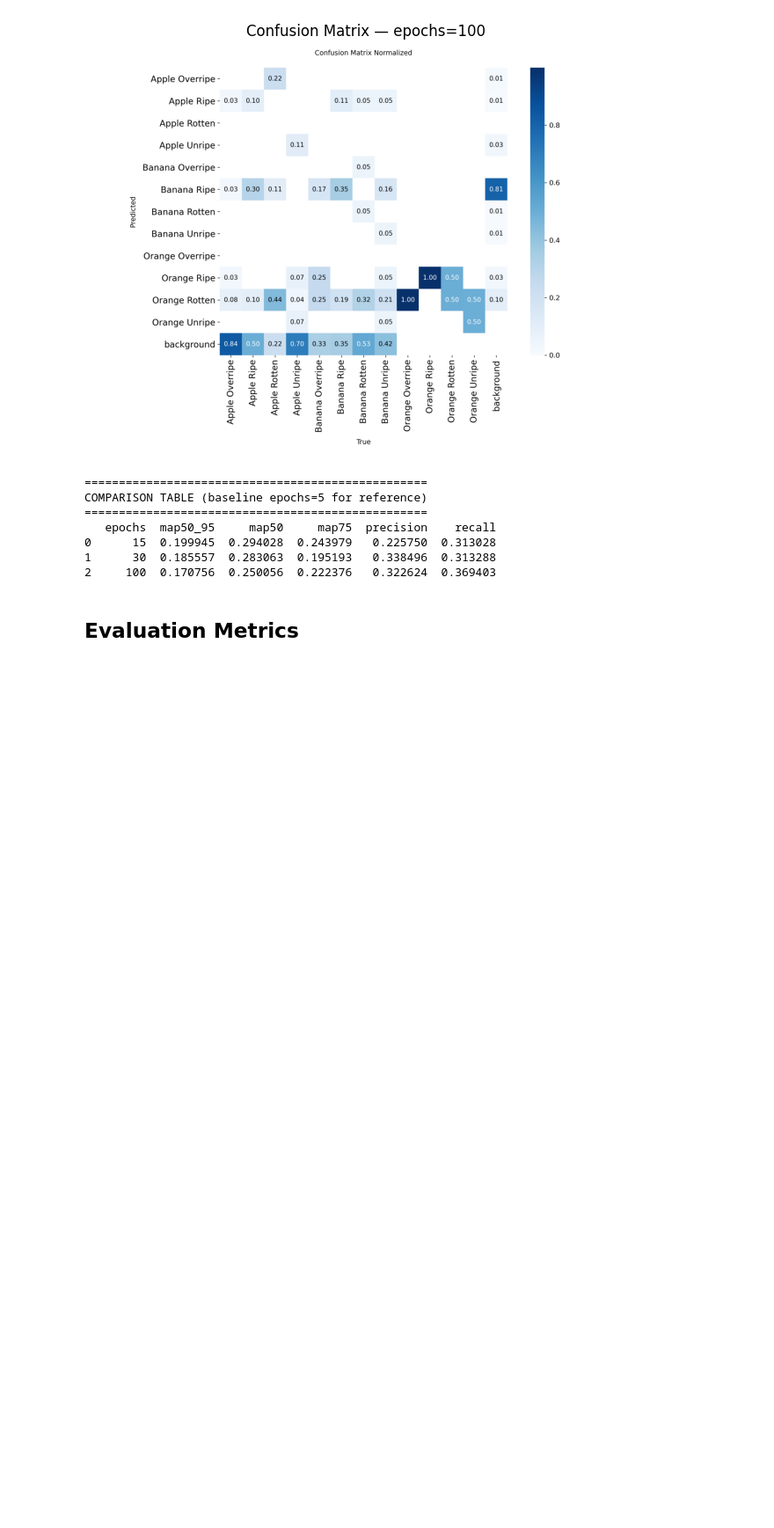
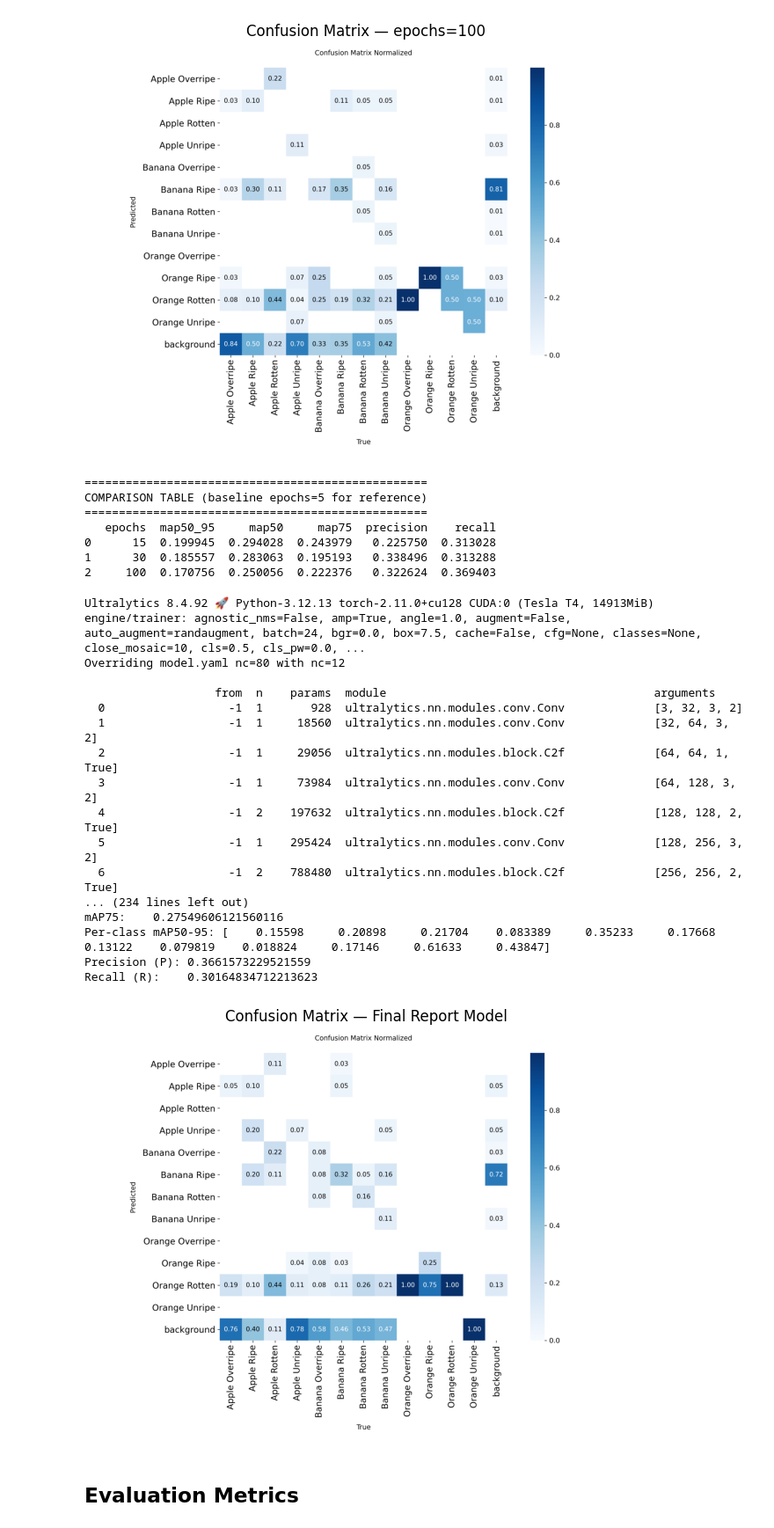
Before and after one commit to apais123/Computer-Vision-Project, a Jupyter notebook: ComputerVisionProject.ipynb, the cells around one changed output. Shown at 88% size. Cells and saved outputs as stored; diff of their text form; code cells hidden in the pictures; blank space fills up the shorter version.

Commit message:
Changed hyperparameters for new run of model

```diff
--- a/ComputerVisionProject.ipynb
+++ b/ComputerVisionProject.ipynb
@@ -1316,6 +1316,56 @@ COMPARISON TABLE (baseline epochs=5 for reference)
 0      15  0.199945  0.294028  0.243979   0.225750  0.313028
 1      30  0.185557  0.283063  0.195193   0.338496  0.313288
 2     100  0.170756  0.250056  0.222376   0.322624  0.369403
+# %%
+model.train(
+    data="config.yaml",
+    epochs=30,
+    patience=0,
+    batch=24,
+    lr0=0.01,
+    imgsz=960,
+    project="/content/drive/MyDrive/final-report-model",
+    name="train",
+    exist_ok=True
+)
+
+# Validate and pull metrics
+metrics = model.val(project="/content/drive/MyDrive/final-report-model-v2", name="train", exist_ok=True)
+
+print("--- Results for final report model ---")
+print("mAP50-95:", metrics.box.map)
+print("mAP50:   ", metrics.box.map50)
+print("mAP75:   ", metrics.box.map75)
+print("Per-class mAP50-95:", metrics.box.maps)
+print("Precision (P):", metrics.box.mp)
+print("Recall (R):   ", metrics.box.mr)
+
+# Show confusion matrix
+cm_path = "/content/drive/MyDrive/final-report-model/train/confusion_matrix_normalized.png"
+plt.figure(figsize=(8, 8))
+plt.imshow(Image.open(cm_path))
+plt.axis('off')
+plt.title("Confusion Matrix — Final Report Model")
+plt.show()
+# %% [output]
+Ultralytics 8.4.92 🚀 Python-3.12.13 torch-2.11.0+cu128 CUDA:0 (Tesla T4, 14913MiB)
+engine/trainer: agnostic_nms=False, amp=True, angle=1.0, augment=False, auto_augment=randaugment, batch=24, bgr=0.0, box=7.5, cache=False, cfg=None, classes=None, close_mosaic=10, cls=0.5, cls_pw=0.0, ...
+Overriding model.yaml nc=80 with nc=12
+
+                   from  n    params  module                                       arguments
+  0                  -1  1       928  ultralytics.nn.modules.conv.Conv             [3, 32, 3, 2]
+  1                  -1  1     18560  ultralytics.nn.modules.conv.Conv             [32, 64, 3, 2]
+  2                  -1  1     29056  ultralytics.nn.modules.block.C2f             [64, 64, 1, True]
+  3                  -1  1     73984  ultralytics.nn.modules.conv.Conv             [64, 128, 3, 2]
+  4                  -1  2    197632  ultralytics.nn.modules.block.C2f             [128, 128, 2, True]
+  5                  -1  1    295424  ultralytics.nn.modules.conv.Conv             [128, 256, 3, 2]
+  6                  -1  2    788480  ultralytics.nn.modules.block.C2f             [256, 256, 2, True]
+... (234 lines left out)
+mAP75:    0.27549606121560116
+Per-class mAP50-95: [    0.15598     0.20898     0.21704    0.083389     0.35233     0.17668     0.13122    0.079819    0.018824     0.17146     0.61633     0.43847]
+Precision (P): 0.3661573229521559
+Recall (R):    0.30164834712213623
+[figure, added]
 # %% [markdown]
 ## Evaluation Metrics
 # %% [markdown]
```
Also changed, not shown: parts of 1 cell of this notebook.
